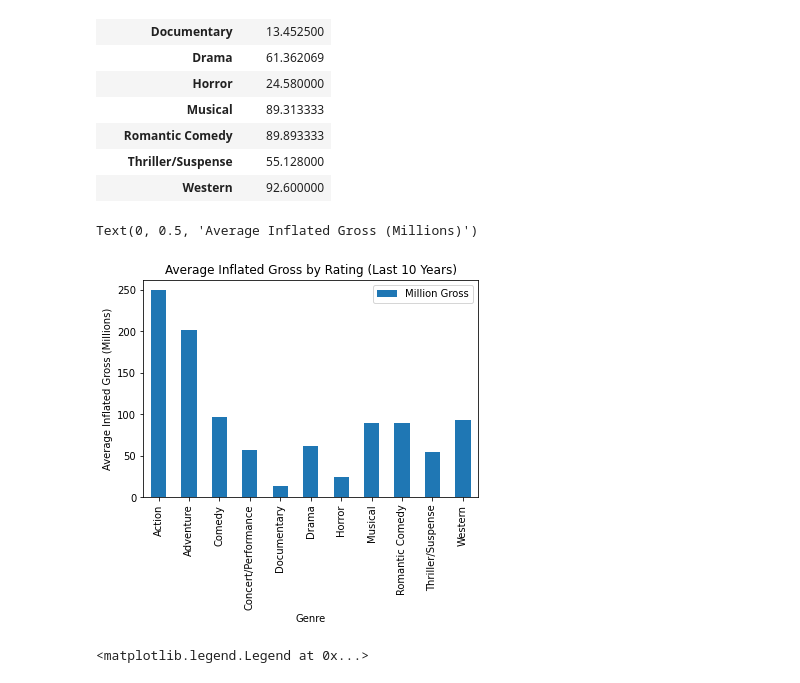
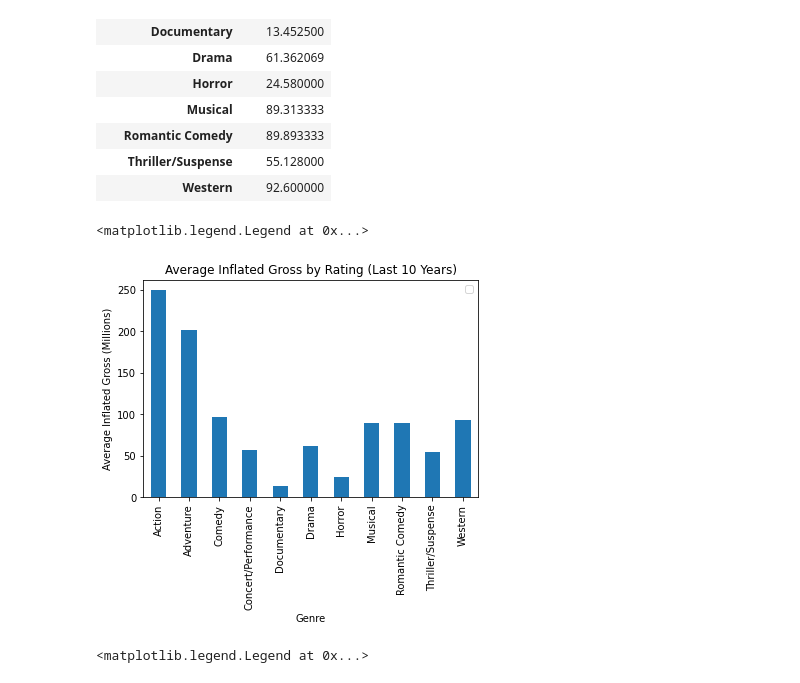
Before and after one commit to Gujaratigirl/butler-groupB-project1, a Jupyter notebook: Disney.ipynb, the cells around one changed output. Drawn from its saved outputs; the diff is of its cells as text; code cells hidden in the pictures.

```diff
--- a/Disney.ipynb
+++ b/Disney.ipynb
@@ -647,12 +648,13 @@ genre_2005_df
 # %%
 #Bar Graph   Genre vs Inflated Gross (FOR LAST 10 YEARS)
 genre_2005_df.plot.bar()
 plt.title('Average Inflated Gross by Rating (Last 10 Years)')
 plt.xlabel('Genre')
 plt.ylabel('Average Inflated Gross (Millions)')
+plt.legend([])
 # %% [output]
-Text(0, 0.5, 'Average Inflated Gross (Millions)')
+<matplotlib.legend.Legend at 0x...>
-[figure, old version]
+[figure, new version]
 # %%
 #Compare the two rating bar plots (Overall and Last 10 Years)
 x = ['Action', 'Adventure', 'Black Comedy', 'Comedy', 'Concert/Performance', 'Documentary', 'Drama', 'Horror',
```
Also changed, not shown: parts of 1 cell of this notebook, 1 other file.
